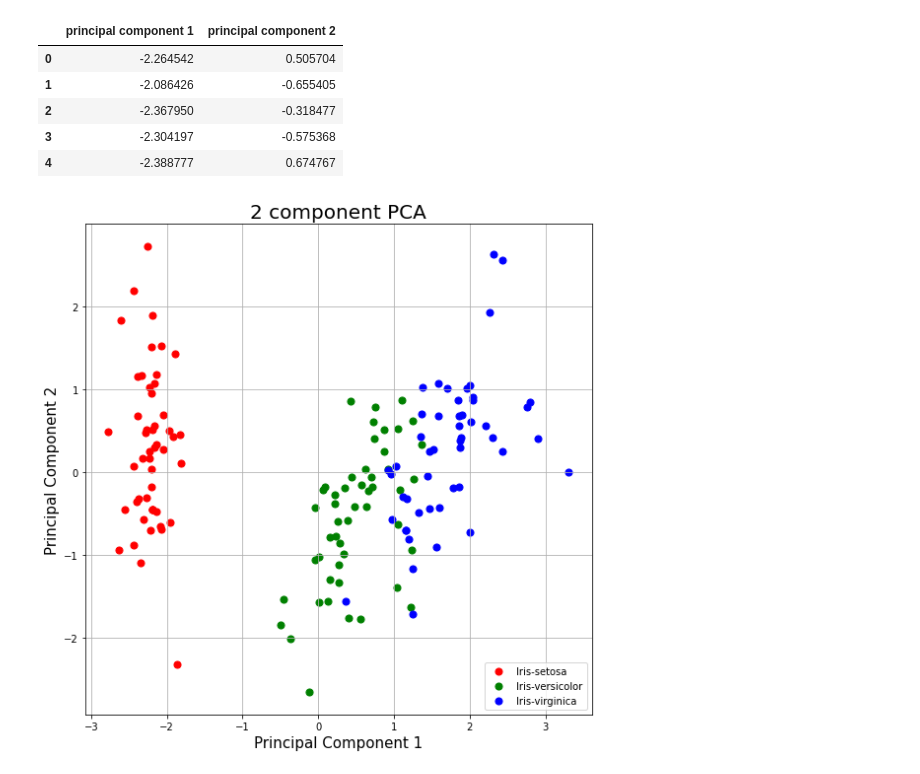
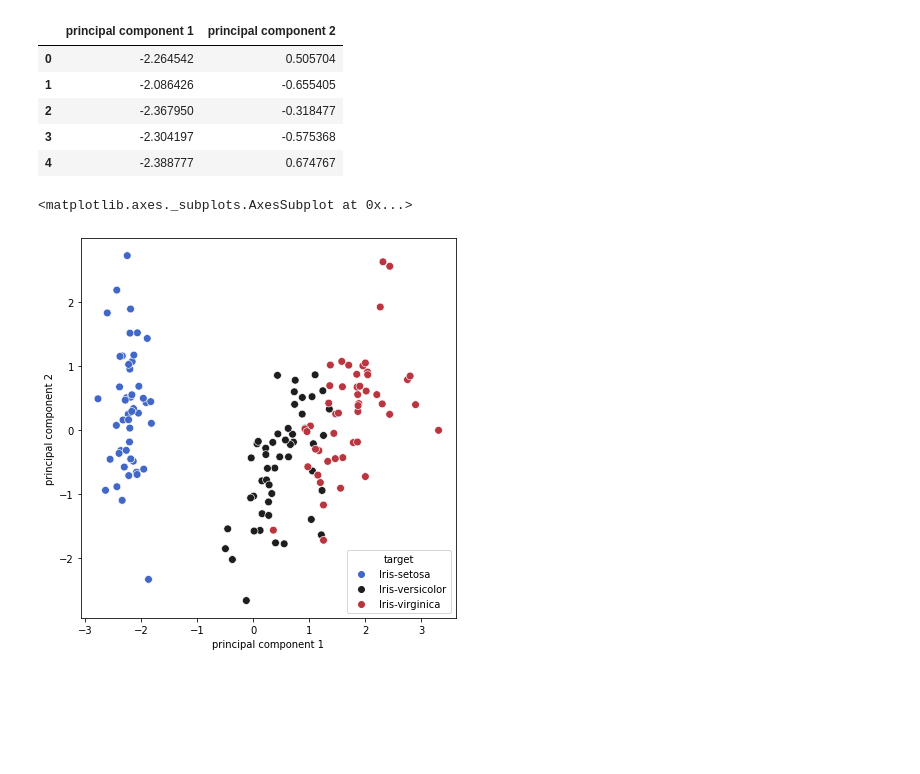
Before and after one commit to dtphuong2612/Machine_Learning_02, a Jupyter notebook: homework01.ipynb, the cells around one changed output. Cells and saved outputs as stored; diff of their text form; code cells hidden in the pictures; blank space fills up the shorter version.

```diff
--- a/homework01.ipynb
+++ b/homework01.ipynb
@@ -121,21 +121,10 @@ principalDf.head()
 | 4 | -2.388777 | 0.674767 |
 # %%
 finalDf = pd.concat([principalDf, df[['target']]], axis = 1)
-# %%
-fig = plt.figure(figsize = (8,8))
-ax = fig.add_subplot(1,1,1)
-ax.set_xlabel('Principal Component 1', fontsize = 15)
-ax.set_ylabel('Principal Component 2', fontsize = 15)
-ax.set_title('2 component PCA', fontsize = 20)
-targets = ['Iris-setosa', 'Iris-versicolor', 'Iris-virginica']
-colors = ['r', 'g', 'b']
-for target, color in zip(targets,colors):
-    indicesToKeep = finalDf['target'] == target
-    ax.scatter(finalDf.loc[indicesToKeep, 'principal component 1']
-               , finalDf.loc[indicesToKeep, 'principal component 2']
-               , c = color
-               , s = 50)
-ax.legend(targets)
-ax.grid()
-# %% [output]
-[figure, removed]
+# %%
+import seaborn as sb
+plt.figure(figsize = (6,6))
+sb.scatterplot(data = finalDf , x = 'principal component 1',y = 'principal component 2' , hue = 'target' , s = 60 , palette= 'icefire')
+# %% [output]
+<matplotlib.axes._subplots.AxesSubplot at 0x...>
+[figure, added]
```
